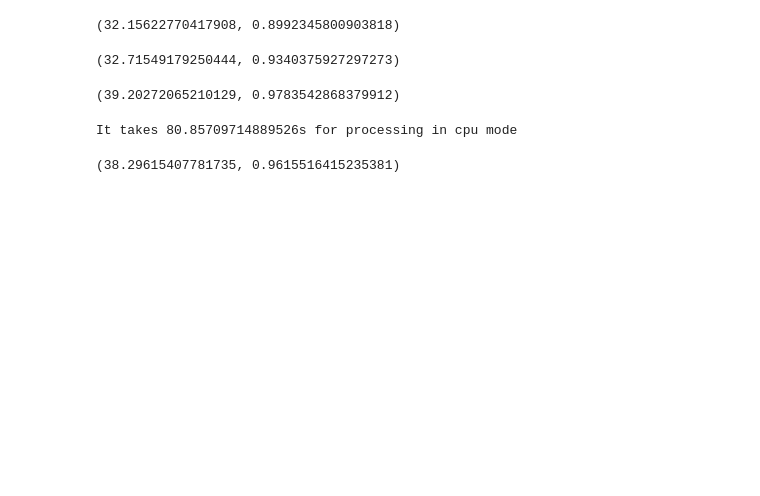
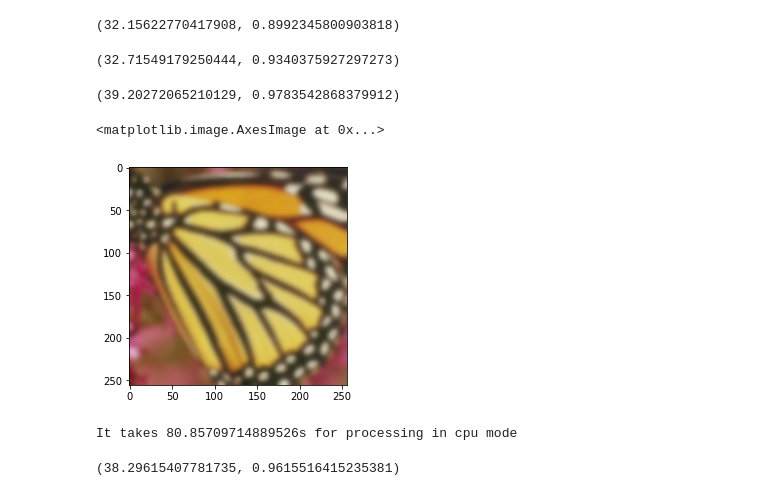
Before and after one commit to 543877815/cv_practise, a Jupyter notebook: super_resolution/demo.ipynb, the cells around one changed output. Drawn from its saved outputs; the diff is of its cells as text; code cells hidden in the pictures; blank space fills up the shorter version.

```diff
--- a/super_resolution/demo.ipynb
+++ b/super_resolution/demo.ipynb
@@ -256,17 +257,3 @@ def SSIM_index(pred, gt):
         pass
     mssim = np.mean(ssim_map)
     return mssim, ssim_map
-# %%
-# Define the colorization function
-# We'll reuse the Cb and Cr channels from bicubic interpolation
-def colorize(y, ycbcr):
-    img = np.zeros((y.shape[0], y.shape[1], 3), np.uint8)
-    img[:,:,0] = y
-    img[:,:,1] = ycbcr[:,:,1]
-    img[:,:,2] = ycbcr[:,:,2]
-    img = ycbcr2rgb(img)
-    return img
-
-def denormalize(img, color_range=255):
-    img = img.mul((255.0 / color_range)).clamp(0.0, 255.0)
-    return img
@@ -364,17 +392,17 @@ def avg_PSNR(num, dataset, use_bicubic = True, model = None, use_matlab=False,
     return total_psnr / num, total_ssim / num
 # %%
 # Load the pretrained model
-# model = VDSR(num_channels=1,num_residuals=20)
+model = VDSR(num_channels=1,num_residuals=20)
 # model = SRCNN(num_channels=1, filter=64)
 # model = FSRCNN(num_channels=1, upscale_factor=2)
 # model = ESPCN(num_channels=1, upscale_factor=4)
 # model = DRRN(num_channels=1)
 # model = ESPCN(num_channels=1, upscale_factor=3)
 # model = DRCN(num_channels=1, num_recursions=16)
-model = RDN(scale_factor=2, num_features=64, growth_rate=64,num_blocks=16, num_layers=8, num_channels=3)
+# model = RDN(scale_factor=2, num_features=64, growth_rate=64,num_blocks=16, num_layers=8, num_channels=3)
 # model = LapSRN(num_channles=1)
 
-checkpoint = torch.load('F:\\cache\\checkpoint\\RDN-(2,)x.pth', map_location='cuda:0')
+checkpoint = torch.load('F:\\cache\\checkpoint\\VDSR-(2, 3, 4)x.pth', map_location='cuda:0')
 # checkpoint = torch.load('F:\\cache\\model\\ESPCN-3x-91images.pth', map_location='cuda:0')
 
 from collections import OrderedDict
@@ -411,10 +437,10 @@ model.load_state_dict(new_state_dict)
 # %%
-upscaleFactor = 4
-use_bicubic = False
+upscaleFactor = 2
+use_bicubic = True        # same size
 output_name = "RDN"
 save = False
-color = 'rgb'
-color_range = 255
+color = 'y'
+color_range = 1
 # %%
 avg_PSNR(5, 'Set5_SR', use_bicubic=use_bicubic, model=model, upscaleFactor=upscaleFactor,
          output_name=output_name, save=save, color=color, color_range=color_range)
@@ -440,6 +466,17 @@ avg_PSNR(100, 'Manga109_SR', use_bicubic=use_bicubic, model=model, upscaleFactor
          output_name=output_name, save=save, color=color)
 # %% [output]
 (39.20272065210129, 0.9783542868379912)
+# %%
+# super-resolution resolve single image with y channel
+img = Image.open('img_blur.png')
+img_y = getImage_y(img)
+img_input = getModelInput(img_y, color, color_range)
+out = model(img_input)
+img_rgb = mergeImage(img, out, color_range=1)
+plt.imshow(img_rgb)
+# %% [output]
+<matplotlib.image.AxesImage at 0x...>
+[figure, added]
 # %%
 # Calculate the PNSR for bicubic interpolation
 # For best PSNR score, you will have to use Matlab for color space transformation,
```
Also changed, not shown: parts of 7 cells of this notebook, 9 other files.
